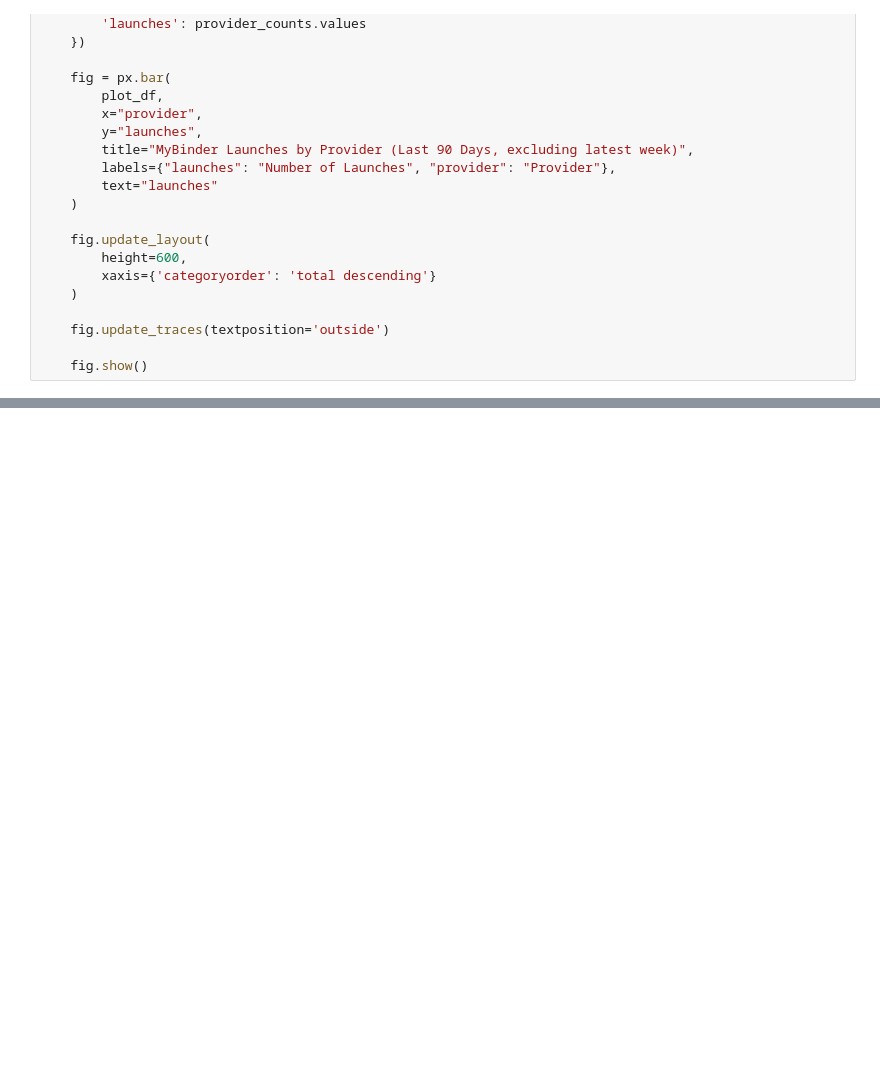
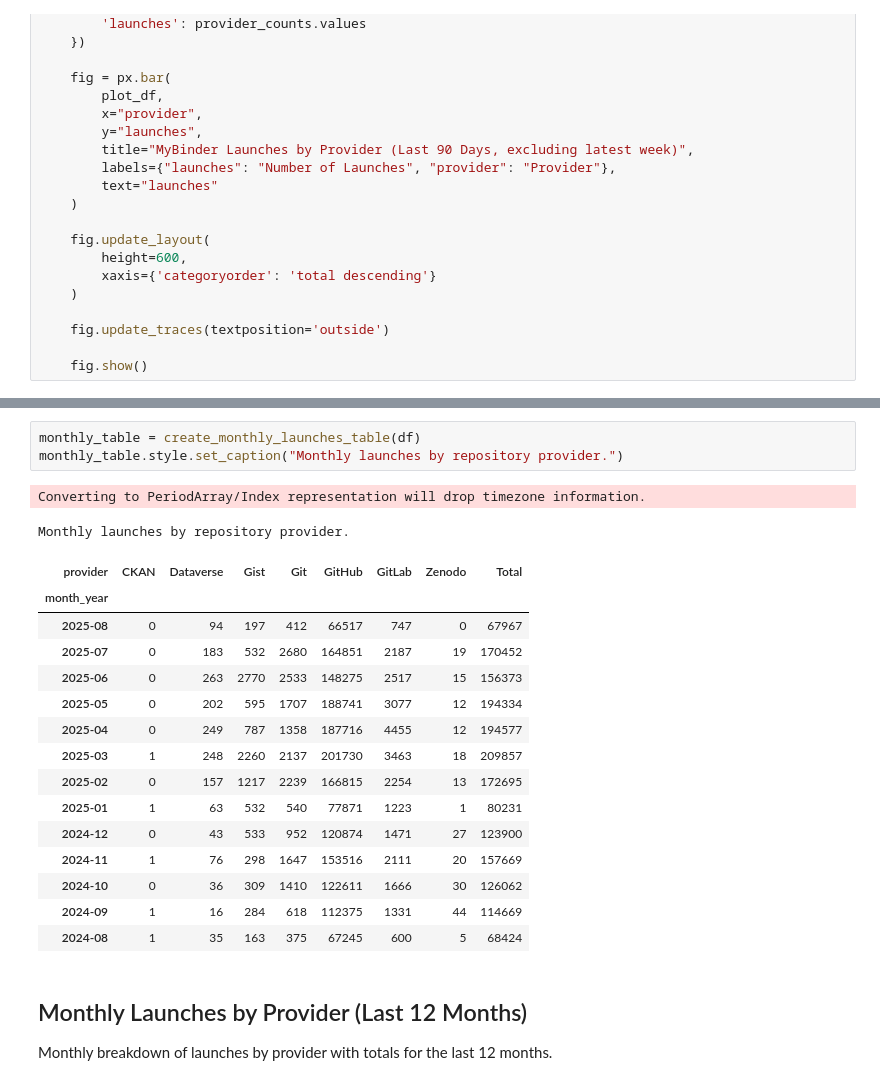
Before and after one commit to jupyterhub/binder-data, a Jupyter notebook: analysis/binder_analytics_report.ipynb, the cells around one changed output, grey strips where cells are left out. Saved outputs shown, nothing was run; the diff lists cells and outputs as text; blank space fills up the shorter version.

```diff
--- a/analysis/binder_analytics_report.ipynb
+++ b/analysis/binder_analytics_report.ipynb
@@ -230,0 +252,25 @@ if not df.empty:
+# %%
+monthly_table = create_monthly_launches_table(df)
+monthly_table.style.set_caption("Monthly launches by repository provider.")
+# %% [output]
+Converting to PeriodArray/Index representation will drop timezone information.
+Monthly launches by repository provider.
+| provider | CKAN | Dataverse | Gist | Git | GitHub | GitLab | Zenodo | Total |
+| month_year |  |  |  |  |  |  |  |  |
+| 2025-08 | 0 | 94 | 197 | 412 | 66517 | 747 | 0 | 67967 |
+| 2025-07 | 0 | 183 | 532 | 2680 | 164851 | 2187 | 19 | 170452 |
+| 2025-06 | 0 | 263 | 2770 | 2533 | 148275 | 2517 | 15 | 156373 |
+| 2025-05 | 0 | 202 | 595 | 1707 | 188741 | 3077 | 12 | 194334 |
+| 2025-04 | 0 | 249 | 787 | 1358 | 187716 | 4455 | 12 | 194577 |
+| 2025-03 | 1 | 248 | 2260 | 2137 | 201730 | 3463 | 18 | 209857 |
+| 2025-02 | 0 | 157 | 1217 | 2239 | 166815 | 2254 | 13 | 172695 |
+| 2025-01 | 1 | 63 | 532 | 540 | 77871 | 1223 | 1 | 80231 |
+| 2024-12 | 0 | 43 | 533 | 952 | 120874 | 1471 | 27 | 123900 |
+| 2024-11 | 1 | 76 | 298 | 1647 | 153516 | 2111 | 20 | 157669 |
+| 2024-10 | 0 | 36 | 309 | 1410 | 122611 | 1666 | 30 | 126062 |
+| 2024-09 | 1 | 16 | 284 | 618 | 112375 | 1331 | 44 | 114669 |
+| 2024-08 | 1 | 35 | 163 | 375 | 67245 | 600 | 5 | 68424 |
+# %% [markdown]
+## Monthly Launches by Provider (Last 12 Months)
+
+Monthly breakdown of launches by provider with totals for the last 12 months.
```
Also changed, not shown: parts of 8 cells of this notebook.
